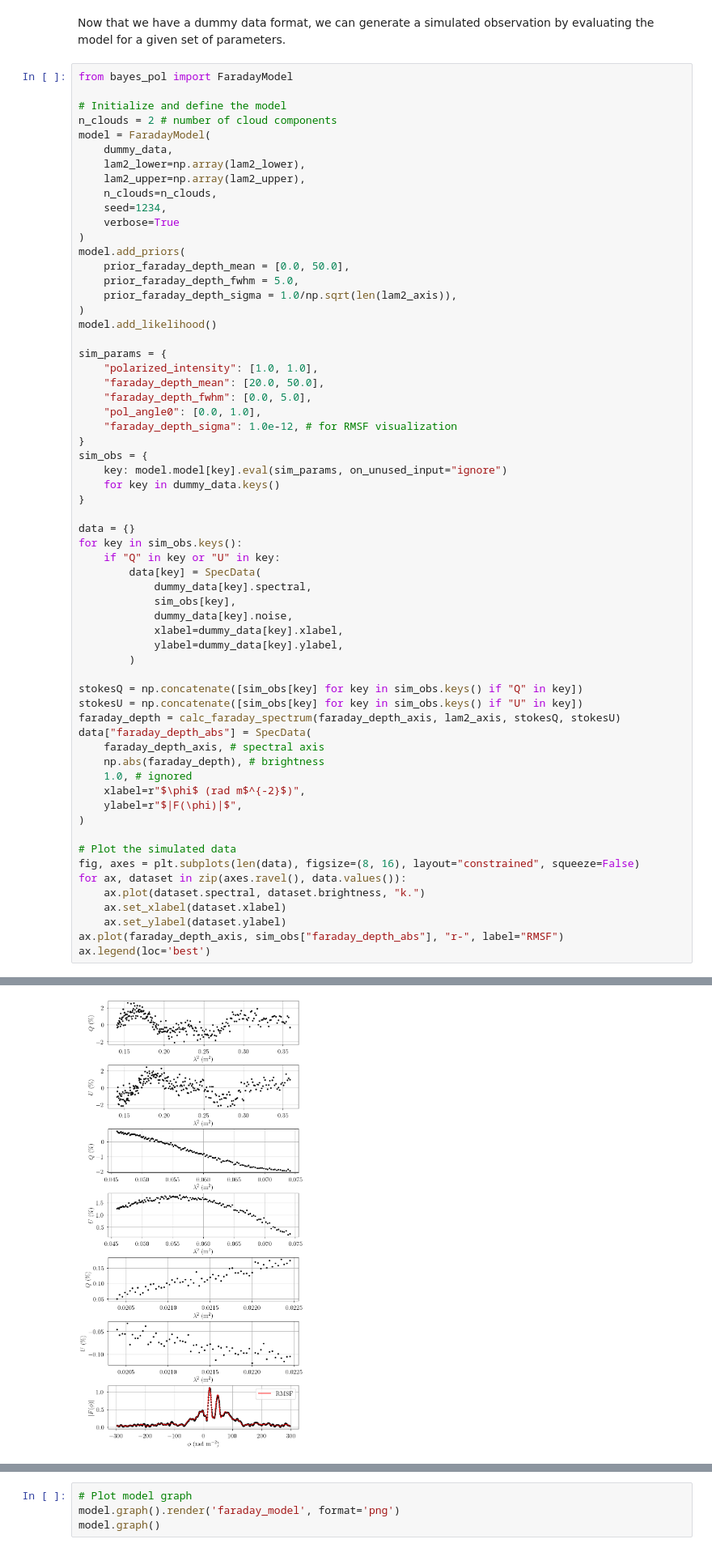
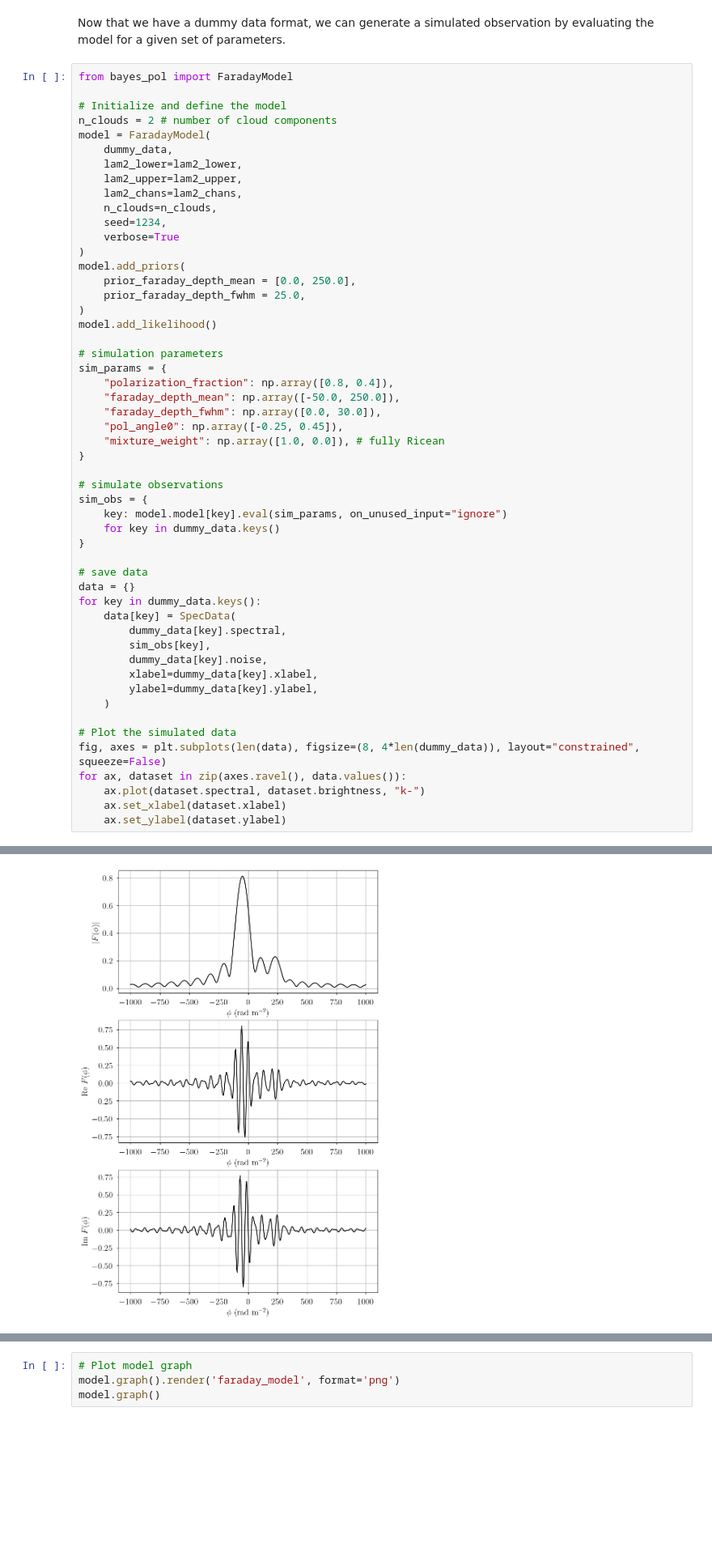
Before and after one commit to tvwenger/bayes_pol, a Jupyter notebook: docs/source/notebooks/faraday_model.ipynb, the cells around one changed output, grey strips where cells are left out. Shown at 81% size. Saved outputs shown, nothing was run; the diff lists cells and outputs as text; blank space fills up the shorter version.

```diff
--- a/docs/source/notebooks/faraday_model.ipynb
+++ b/docs/source/notebooks/faraday_model.ipynb
@@ -136,59 +175,49 @@ from bayes_pol import FaradayModel
 n_clouds = 2 # number of cloud components
 model = FaradayModel(
     dummy_data,
-    lam2_lower=np.array(lam2_lower),
-    lam2_upper=np.array(lam2_upper),
+    lam2_lower=lam2_lower,
+    lam2_upper=lam2_upper,
+    lam2_chans=lam2_chans,
     n_clouds=n_clouds,
     seed=1234,
     verbose=True
 )
 model.add_priors(
-    prior_faraday_depth_mean = [0.0, 50.0],
-    prior_faraday_depth_fwhm = 5.0,
-    prior_faraday_depth_sigma = 1.0/np.sqrt(len(lam2_axis)),
+    prior_faraday_depth_mean = [0.0, 250.0],
+    prior_faraday_depth_fwhm = 25.0,
 )
 model.add_likelihood()
 
+# simulation parameters
 sim_params = {
-    "polarized_intensity": [1.0, 1.0],
-    "faraday_depth_mean": [20.0, 50.0],
-    "faraday_depth_fwhm": [0.0, 5.0],
-    "pol_angle0": [0.0, 1.0],
-    "faraday_depth_sigma": 1.0e-12, # for RMSF visualization
+    "polarization_fraction": np.array([0.8, 0.4]),
+    "faraday_depth_mean": np.array([-50.0, 250.0]),
+    "faraday_depth_fwhm": np.array([0.0, 30.0]),
+    "pol_angle0": np.array([-0.25, 0.45]),
+    "mixture_weight": np.array([1.0, 0.0]), # fully Ricean
 }
+
+# simulate observations
 sim_obs = {
     key: model.model[key].eval(sim_params, on_unused_input="ignore")
     for key in dummy_data.keys()
 }
 
+# save data
 data = {}
-for key in sim_obs.keys():
-    if "Q" in key or "U" in key:
-        data[key] = SpecData(
-            dummy_data[key].spectral,
-            sim_obs[key],
-            dummy_data[key].noise,
-            xlabel=dummy_data[key].xlabel,
-            ylabel=dummy_data[key].ylabel,
-        )
-
-stokesQ = np.concatenate([sim_obs[key] for key in sim_obs.keys() if "Q" in key])
-stokesU = np.concatenate([sim_obs[key] for key in sim_obs.keys() if "U" in key])
-faraday_depth = calc_faraday_spectrum(faraday_depth_axis, lam2_axis, stokesQ, stokesU)
-data["faraday_depth_abs"] = SpecData(
-    faraday_depth_axis, # spectral axis
-    np.abs(faraday_depth), # brightness
-    1.0, # ignored
-    xlabel=r"$\phi$ (rad m$^{-2}$)",
-    ylabel=r"$|F(\phi)|$",
-)
+for key in dummy_data.keys():
+    data[key] = SpecData(
+        dummy_data[key].spectral,
+        sim_obs[key],
+        dummy_data[key].noise,
+        xlabel=dummy_data[key].xlabel,
+        ylabel=dummy_data[key].ylabel,
+    )
 
 # Plot the simulated data
-fig, axes = plt.subplots(len(data), figsize=(8, 16), layout="constrained", squeeze=False)
+fig, axes = plt.subplots(len(data), figsize=(8, 4*len(dummy_data)), layout="constrained", squeeze=False)
 for ax, dataset in zip(axes.ravel(), data.values()):
-    ax.plot(dataset.spectral, dataset.brightness, "k.")
+    ax.plot(dataset.spectral, dataset.brightness, "k-")
     ax.set_xlabel(dataset.xlabel)
     ax.set_ylabel(dataset.ylabel)
-ax.plot(faraday_depth_axis, sim_obs["faraday_depth_abs"], "r-", label="RMSF")
-ax.legend(loc='best')
 # %% [output]
@@ -196 +224 @@ ax.legend(loc='best')
-[figure, old version]
+[figure, new version]
```
Also changed, not shown: parts of 29 cells of this notebook, 8 other files.
